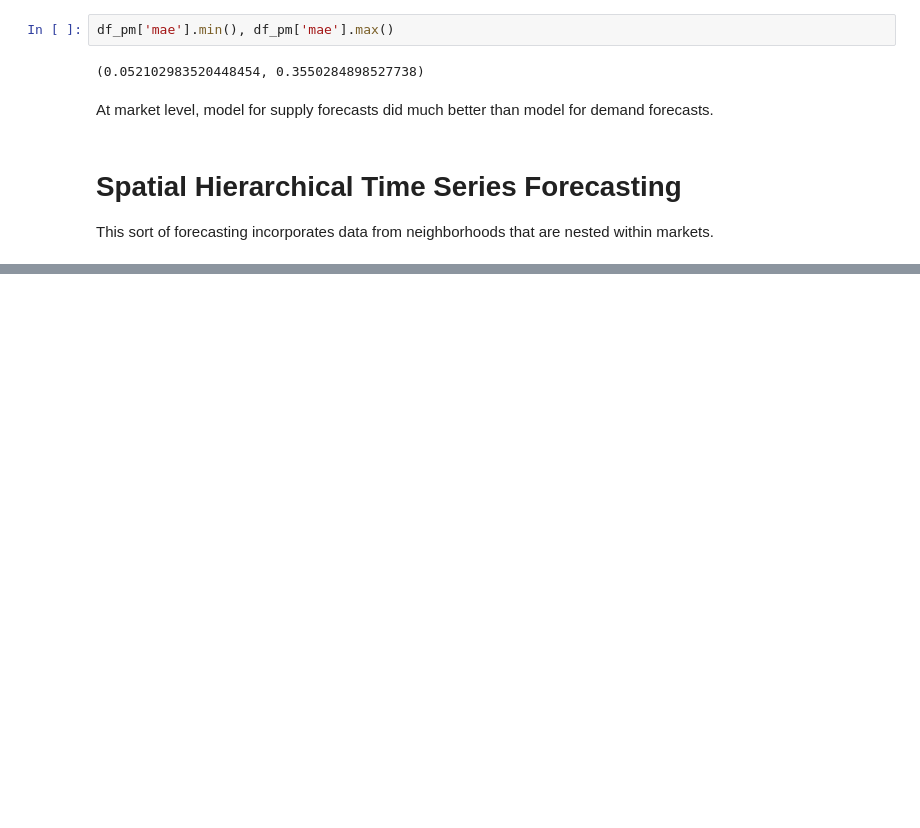
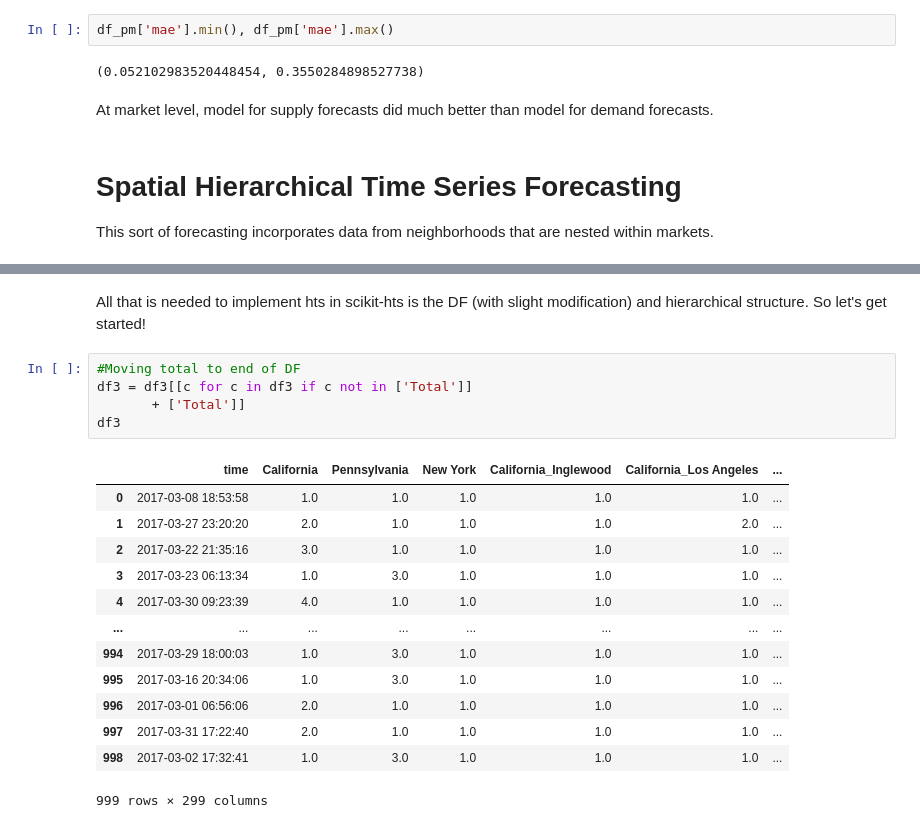
Before and after one commit to mindyng/Take-Homes, a Jupyter notebook: shipt-grocery-tech-supply-demand-forecasting.ipynb, the cells around one changed output, grey strips where cells are left out. Cells and saved outputs as stored; diff of their text form; blank space fills up the shorter version.

Commit message:
scikit-hts implementation

```diff
--- a/shipt-grocery-tech-supply-demand-forecasting.ipynb
+++ b/shipt-grocery-tech-supply-demand-forecasting.ipynb
@@ -895,0 +1066,21 @@ ModuleNotFoundError: No module named 'hts'
+# %% [markdown]
+All that is needed to implement hts in scikit-hts is the DF (with slight modification) and hierarchical structure. So let's get started!
+# %%
+#Moving total to end of DF
+df3 = df3[[c for c in df3 if c not in ['Total']]
+       + ['Total']]
+df3
+# %% [output]
+|  | time | California | Pennsylvania | New York | California_Inglewood | California_Los Angeles | ... |
+| 0 | 2017-03-08 18:53:58 | 1.0 | 1.0 | 1.0 | 1.0 | 1.0 | ... |
+| 1 | 2017-03-27 23:20:20 | 2.0 | 1.0 | 1.0 | 1.0 | 2.0 | ... |
+| 2 | 2017-03-22 21:35:16 | 3.0 | 1.0 | 1.0 | 1.0 | 1.0 | ... |
+| 3 | 2017-03-23 06:13:34 | 1.0 | 3.0 | 1.0 | 1.0 | 1.0 | ... |
+| 4 | 2017-03-30 09:23:39 | 4.0 | 1.0 | 1.0 | 1.0 | 1.0 | ... |
+| ... | ... | ... | ... | ... | ... | ... | ... |
+| 994 | 2017-03-29 18:00:03 | 1.0 | 3.0 | 1.0 | 1.0 | 1.0 | ... |
+| 995 | 2017-03-16 20:34:06 | 1.0 | 3.0 | 1.0 | 1.0 | 1.0 | ... |
+| 996 | 2017-03-01 06:56:06 | 2.0 | 1.0 | 1.0 | 1.0 | 1.0 | ... |
+| 997 | 2017-03-31 17:22:40 | 2.0 | 1.0 | 1.0 | 1.0 | 1.0 | ... |
+| 998 | 2017-03-02 17:32:41 | 1.0 | 3.0 | 1.0 | 1.0 | 1.0 | ... |
+999 rows × 299 columns
```
Also changed, not shown: parts of 33 cells of this notebook.
